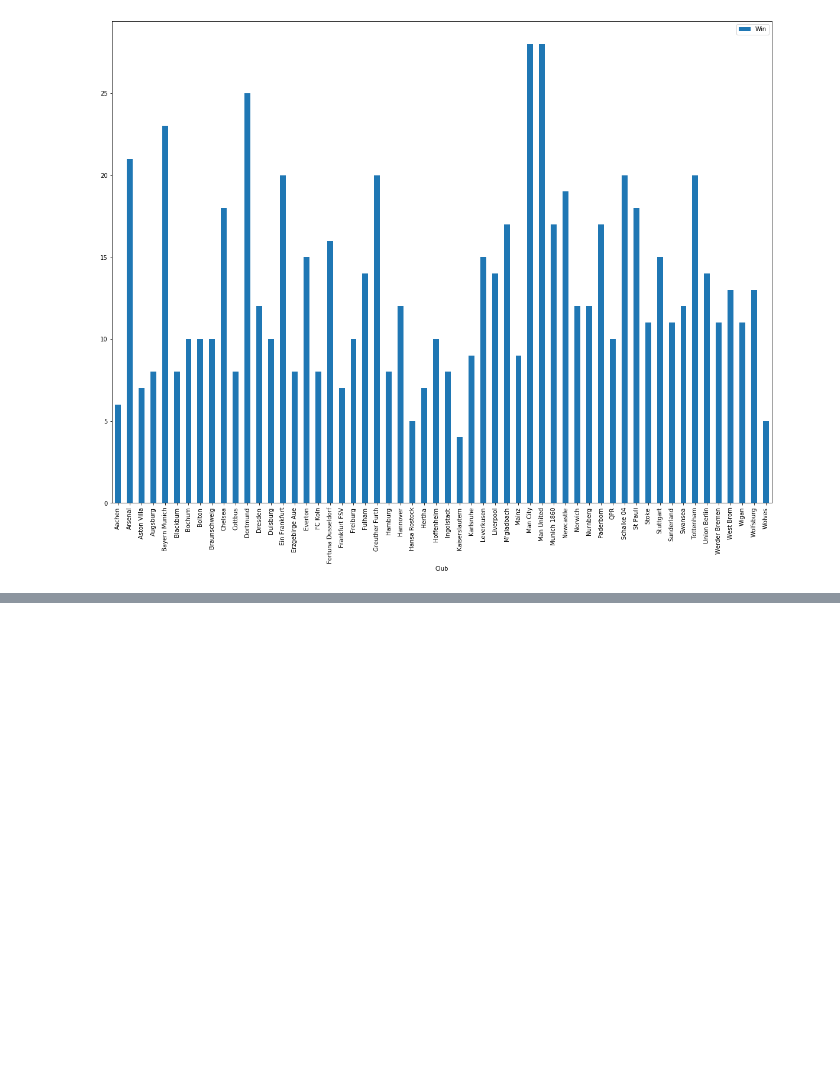
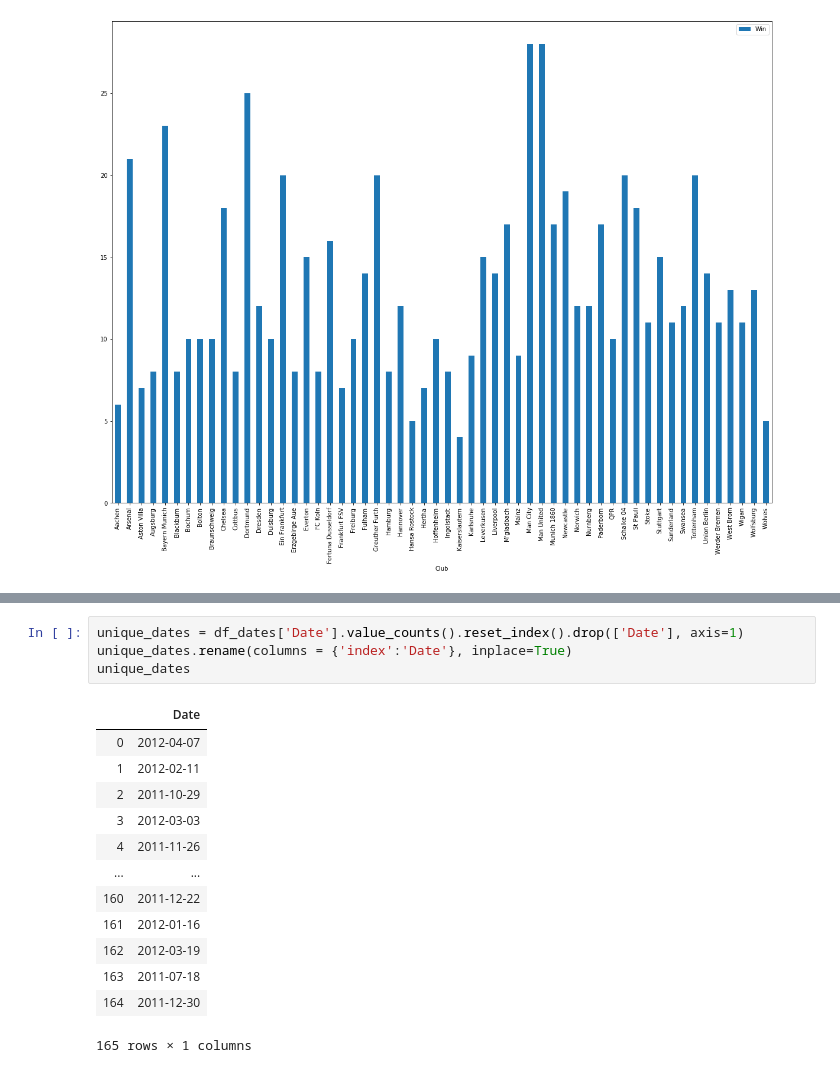
Before and after one commit to dirkstrong1/dsc-mod-2-lab-seattle-ds-080519, a Jupyter notebook: explore_nb.ipynb, the cells around one changed output, grey strips where cells are left out. Cells and saved outputs as stored; diff of their text form; blank space fills up the shorter version.

```diff
--- a/explore_nb.ipynb
+++ b/explore_nb.ipynb
@@ -189,0 +210,18 @@ team_table.plot.bar(x='Club', y='Win')
+# %%
+unique_dates = df_dates['Date'].value_counts().reset_index().drop(['Date'], axis=1)
+unique_dates.rename(columns = {'index':'Date'}, inplace=True)
+unique_dates
+# %% [output]
+|  | Date |
+| 0 | 2012-04-07 |
+| 1 | 2012-02-11 |
+| 2 | 2011-10-29 |
+| 3 | 2012-03-03 |
+| 4 | 2011-11-26 |
+| ... | ... |
+| 160 | 2011-12-22 |
+| 161 | 2012-01-16 |
+| 162 | 2012-03-19 |
+| 163 | 2011-07-18 |
+| 164 | 2011-12-30 |
+165 rows × 1 columns
```
Also changed, not shown: parts of 1 cell of this notebook.
